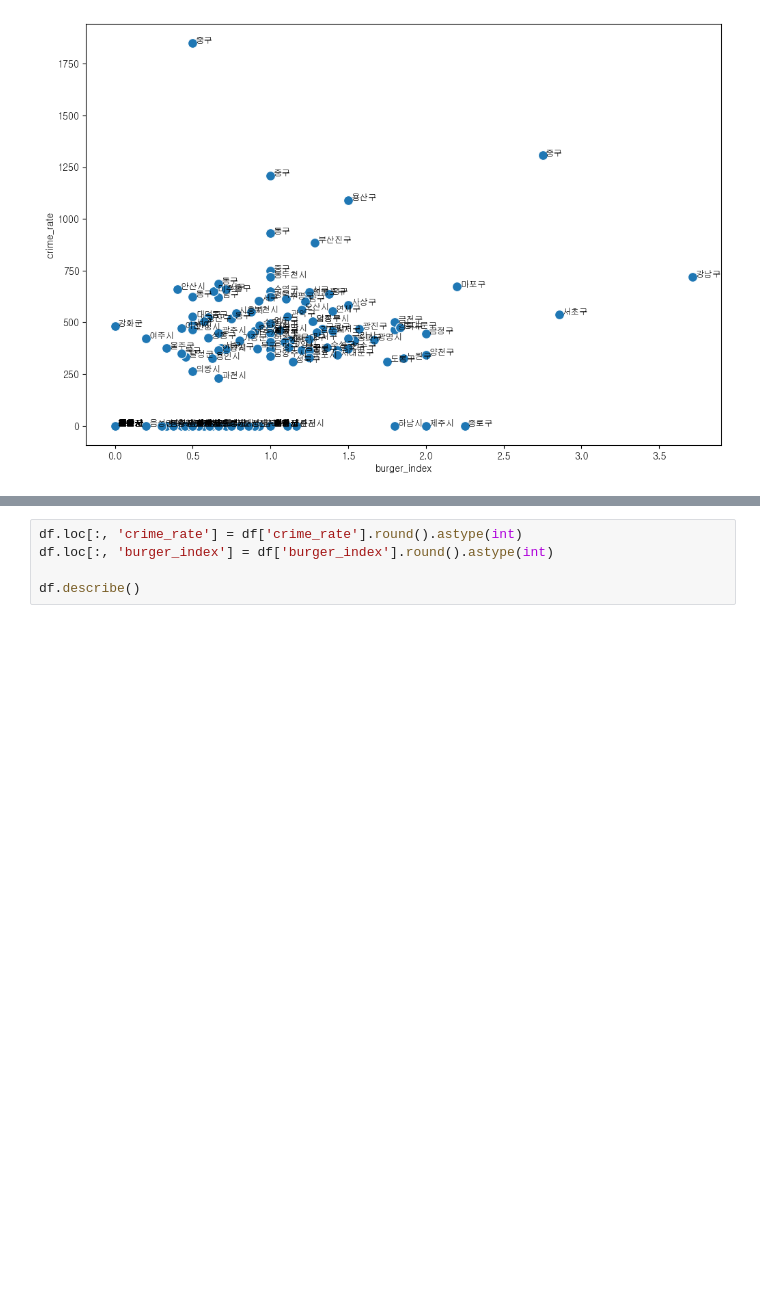
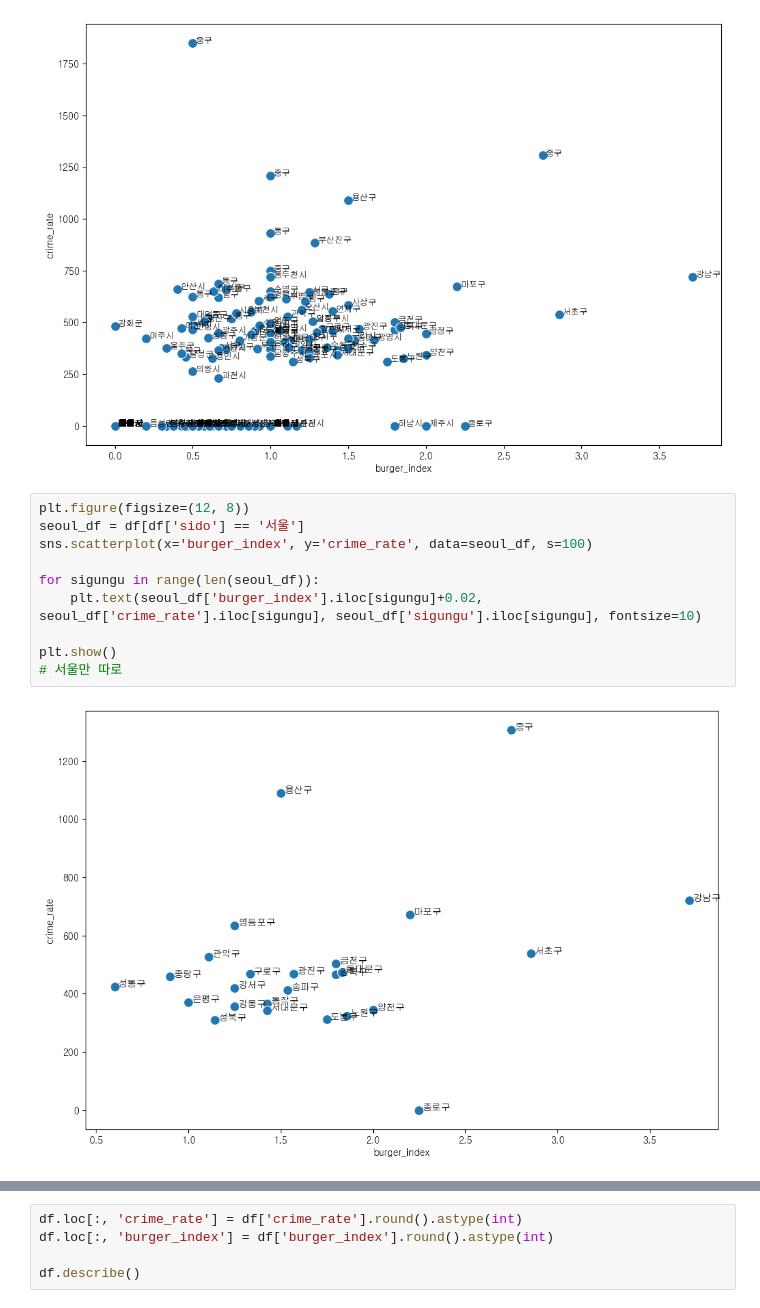
Before and after one commit to shortcut-2/funny_function, a Jupyter notebook: plot_chart_yj.ipynb, the cells around one changed output, grey strips where cells are left out. Drawn from its saved outputs; the diff is of its cells as text; blank space fills up the shorter version.

```diff
--- a/plot_chart_yj.ipynb
+++ b/plot_chart_yj.ipynb
@@ -118,3 +118,15 @@ plt.show()
 # 결측치 부산 중구 < 빼거나 인구수/범죄율 맞는지 재확인 필요
 # %% [output]
 [figure]
+# %%
+plt.figure(figsize=(12, 8))
+seoul_df = df[df['sido'] == '서울']
+sns.scatterplot(x='burger_index', y='crime_rate', data=seoul_df, s=100)
+
+for sigungu in range(len(seoul_df)):
+    plt.text(seoul_df['burger_index'].iloc[sigungu]+0.02, seoul_df['crime_rate'].iloc[sigungu], seoul_df['sigungu'].iloc[sigungu], fontsize=10)
+
+plt.show()
+# 서울만 따로
+# %% [output]
+[figure, added]
```
Also changed, not shown: parts of 5 cells of this notebook.
